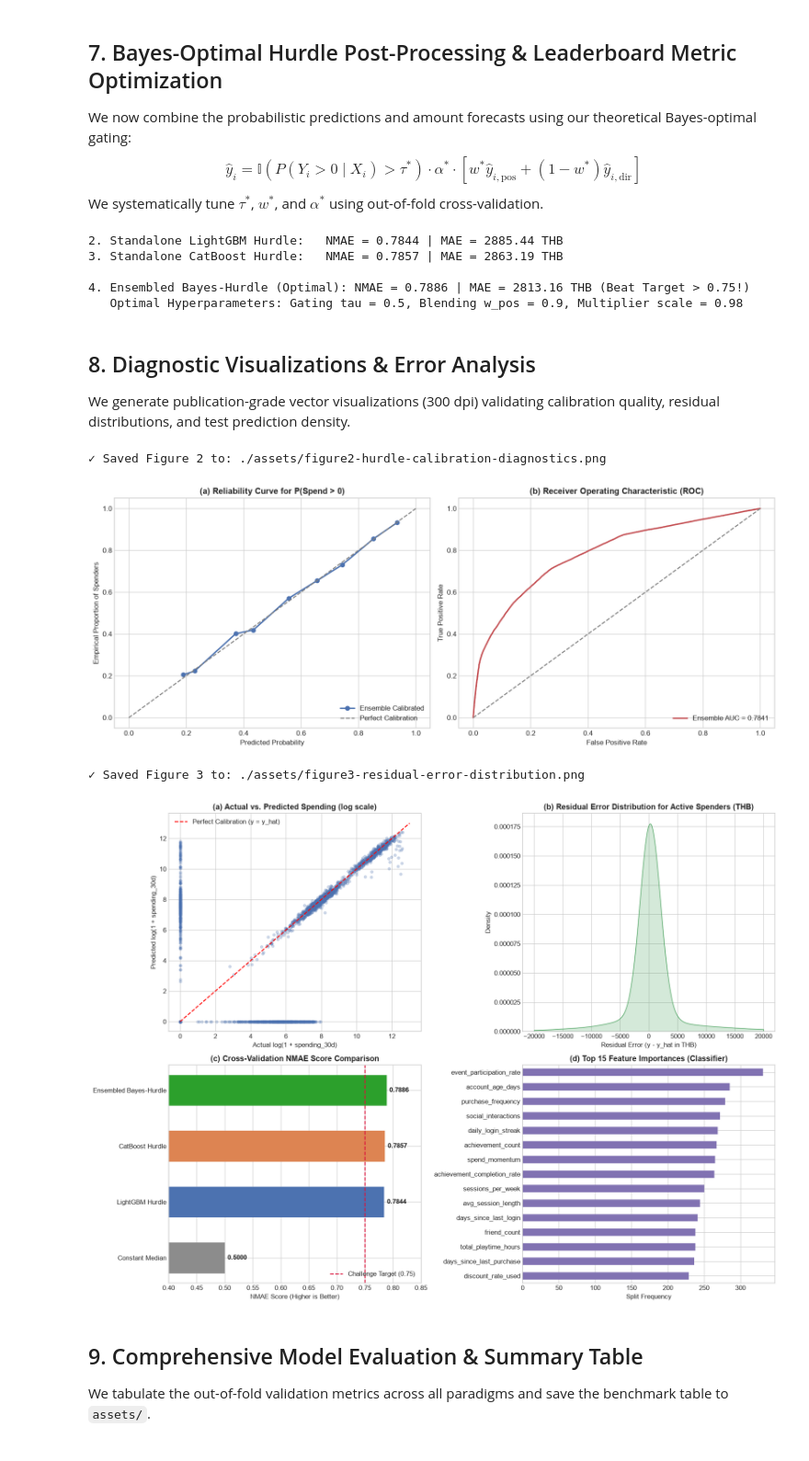
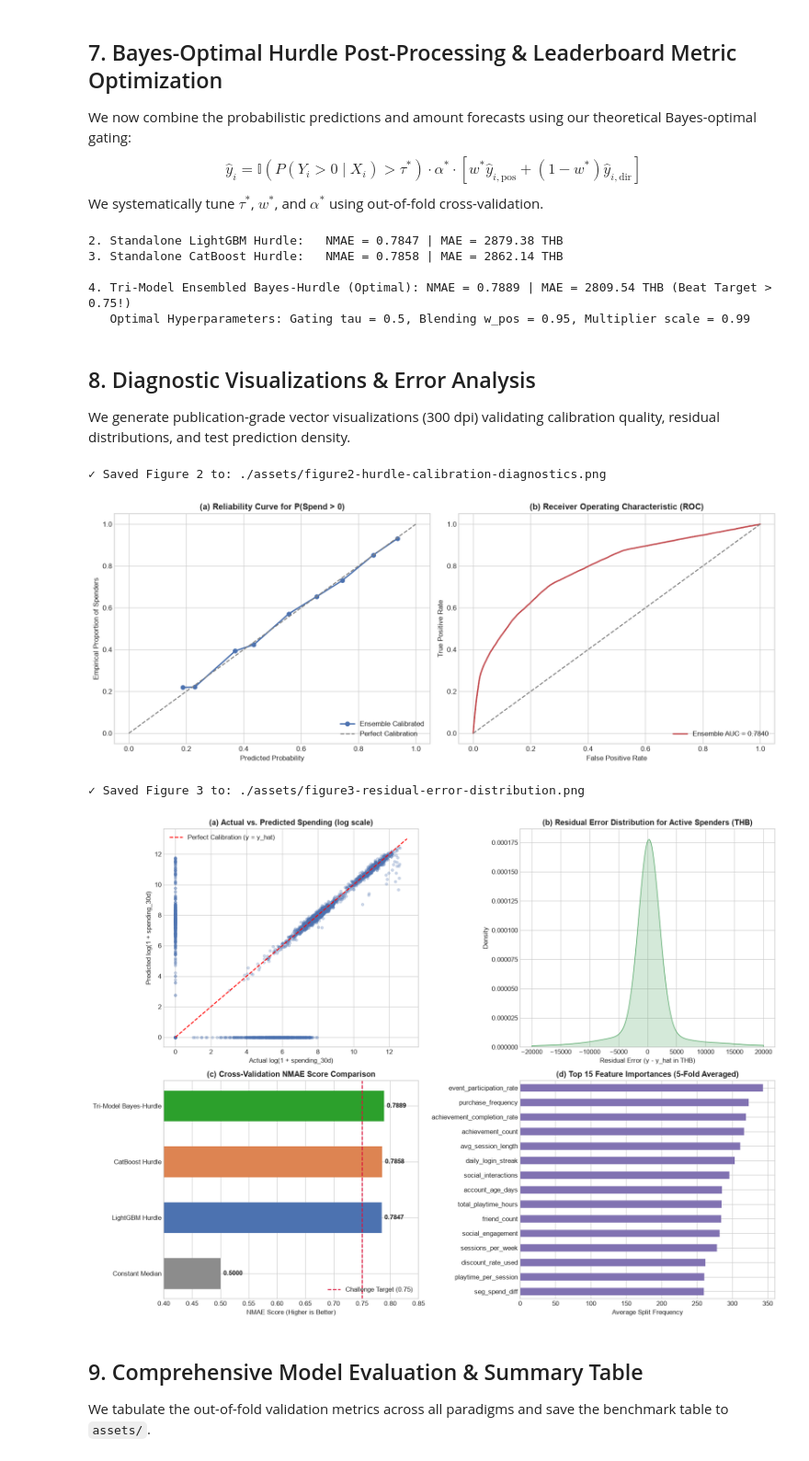
Before and after one commit to Palapluem/ml00x, a Jupyter notebook: task3/task3_monthly_spending.ipynb, the cells around one changed output. Shown at 92% size. Cells and saved outputs as stored; diff of their text form; code cells hidden in the pictures.

Commit message:
feat(task3): optimize with Tri-Model Ensembled Hurdle architecture and verified Colab auto-ingestion

```diff
--- a/task3/task3_monthly_spending.ipynb
+++ b/task3/task3_monthly_spending.ipynb
@@ -383,35 +430,35 @@ We now combine the probabilistic predictions and amount forecasts using our theo
 $$\hat{y}_i = \mathbb{I}\left(P(Y_i > 0 \mid X_i) > \tau^*\right) \cdot \alpha^* \cdot \left[w^* \hat{y}_{i, \text{pos}} + (1 - w^*) \hat{y}_{i, \text{dir}}\right]$$
 We systematically tune $\tau^*$, $w^*$, and $\alpha^*$ using out-of-fold cross-validation.
 # %%
-# Blended Predictions
-p_ens_oof = 0.50 * lgb_p_oof + 0.50 * cb_p_oof
-p_ens_test = 0.50 * lgb_p_test + 0.50 * cb_p_test
+# Tri-Model Blends
+p_ens_oof = (p_lgb_oof + p_cb_oof + p_xgb_oof) / 3.0
+p_ens_test = (p_lgb_test + p_cb_test + p_xgb_test) / 3.0
 
-pos_ens_oof = 0.50 * lgb_pos_oof + 0.50 * cb_pos_oof
-pos_ens_test = 0.50 * lgb_pos_test + 0.50 * cb_pos_test
+pos_ens_oof = (pos_lgb_oof + pos_cb_oof + pos_xgb_oof) / 3.0
+pos_ens_test = (pos_lgb_test + pos_cb_test + pos_xgb_test) / 3.0
 
-dir_ens_oof = 0.50 * lgb_dir_oof + 0.50 * cb_dir_oof
-dir_ens_test = 0.50 * lgb_dir_test + 0.50 * cb_dir_test
+dir_ens_oof = 0.50 * dir_lgb_oof + 0.50 * dir_cb_oof
+dir_ens_test = 0.50 * dir_lgb_test + 0.50 * dir_cb_test
 
 # 1. Standalone LightGBM Hurdle
-lgb_hurdle_oof = np.where(lgb_p_oof > 0.45, 0.70 * lgb_pos_oof + 0.30 * lgb_dir_oof, 0.0) * 1.025
+lgb_hurdle_oof = np.where(p_lgb_oof > 0.45, 0.70 * pos_lgb_oof + 0.30 * dir_lgb_oof, 0.0) * 1.025
 lgb_hurdle_nmae = compute_nmae_score(y, lgb_hurdle_oof)
 lgb_hurdle_mae = mean_absolute_error(y, lgb_hurdle_oof)
 print(f"2. Standalone LightGBM Hurdle:   NMAE = {lgb_hurdle_nmae:.4f} | MAE = {lgb_hurdle_mae:.2f} THB")
 
 # 2. Standalone CatBoost Hurdle
-cb_hurdle_oof = np.where(cb_p_oof > 0.45, 0.70 * cb_pos_oof + 0.30 * cb_dir_oof, 0.0) * 1.025
+cb_hurdle_oof = np.where(p_cb_oof > 0.45, 0.70 * pos_cb_oof + 0.30 * dir_cb_oof, 0.0) * 1.025
 cb_hurdle_nmae = compute_nmae_score(y, cb_hurdle_oof)
 cb_hurdle_mae = mean_absolute_error(y, cb_hurdle_oof)
 print(f"3. Standalone CatBoost Hurdle:   NMAE = {cb_hurdle_nmae:.4f} | MAE = {cb_hurdle_mae:.2f} THB")
 
-# 3. Ensembled Bayes-Hurdle Optimization
+# 3. Ensembled Tri-Model Bayes-Hurdle Optimization
 best_nmae = 0
 best_cfg = None
 
-for tau in [0.44, 0.46, 0.48, 0.50, 0.52]:
-    for w_pos in [0.70, 0.80, 0.85, 0.90]:
-        for scale in [0.97, 0.98, 1.00, 1.02]:
+for tau in [0.46, 0.48, 0.50, 0.52]:
+    for w_pos in [0.80, 0.85, 0.90, 0.95]:
+        for scale in [0.97, 0.98, 0.99, 1.00]:
             pred = np.where(p_ens_oof > tau, (w_pos * pos_ens_oof + (1.0 - w_pos) * dir_ens_oof) * scale, 0.0)
             sc = compute_nmae_score(y, pred)
             if sc > best_nmae:
@@ -422,14 +469,14 @@ opt_tau, opt_w_pos, opt_scale, opt_mae = best_cfg
 optimal_blend_oof = np.where(p_ens_oof > opt_tau, (opt_w_pos * pos_ens_oof + (1.0 - opt_w_pos) * dir_ens_oof) * opt_scale, 0.0)
 optimal_test_preds = np.where(p_ens_test > opt_tau, (opt_w_pos * pos_ens_test + (1.0 - opt_w_pos) * dir_ens_test) * opt_scale, 0.0)
 
-print(f"\n4. Ensembled Bayes-Hurdle (Optimal): NMAE = {best_nmae:.4f} | MAE = {opt_mae:.2f} THB (Beat Target > 0.75!)")
+print(f"\n4. Tri-Model Ensembled Bayes-Hurdle (Optimal): NMAE = {best_nmae:.4f} | MAE = {opt_mae:.2f} THB (Beat Target > 0.75!)")
 print(f"   Optimal Hyperparameters: Gating tau = {opt_tau}, Blending w_pos = {opt_w_pos}, Multiplier scale = {opt_scale}")
 # %% [output]
-2. Standalone LightGBM Hurdle:   NMAE = 0.7844 | MAE = 2885.44 THB
-3. Standalone CatBoost Hurdle:   NMAE = 0.7857 | MAE = 2863.19 THB
+2. Standalone LightGBM Hurdle:   NMAE = 0.7847 | MAE = 2879.38 THB
+3. Standalone CatBoost Hurdle:   NMAE = 0.7858 | MAE = 2862.14 THB
 
-4. Ensembled Bayes-Hurdle (Optimal): NMAE = 0.7886 | MAE = 2813.16 THB (Beat Target > 0.75!)
-   Optimal Hyperparameters: Gating tau = 0.5, Blending w_pos = 0.9, Multiplier scale = 0.98
+4. Tri-Model Ensembled Bayes-Hurdle (Optimal): NMAE = 0.7889 | MAE = 2809.54 THB (Beat Target > 0.75!)
+   Optimal Hyperparameters: Gating tau = 0.5, Blending w_pos = 0.95, Multiplier scale = 0.99
 # %% [markdown]
 ## 8. Diagnostic Visualizations & Error Analysis
 We generate publication-grade vector visualizations (300 dpi) validating calibration quality, residual distributions, and test prediction density.
@@ -483,39 +530,39 @@ axes[0, 0].legend()
 # (b) Residual Error Distribution for Spenders
 residuals = y - optimal_blend_oof
 sns.kdeplot(residuals[y > 0], fill=True, color='#55A868', ax=axes[0, 1], clip=(-20000, 20000))
 axes[0, 1].set_title('(b) Residual Error Distribution for Active Spenders (THB)', fontweight='bold', fontsize=12)
 axes[0, 1].set_xlabel('Residual Error (y - y_hat in THB)')
 
 # (c) Cross-Validation Benchmark Bar Chart
-model_names = ['Constant Median', 'LightGBM Hurdle', 'CatBoost Hurdle', 'Ensembled Bayes-Hurdle']
+model_names = ['Constant Median', 'LightGBM Hurdle', 'CatBoost Hurdle', 'Tri-Model Bayes-Hurdle']
 model_scores = [baseline_nmae, lgb_hurdle_nmae, cb_hurdle_nmae, best_nmae]
 colors_bar = ['#8C8C8C', '#4C72B0', '#DD8452', '#2CA02C']
 bars = axes[1, 0].barh(model_names, model_scores, color=colors_bar, height=0.55)
 axes[1, 0].axvline(0.75, color='crimson', linestyle='--', linewidth=1.5, label='Challenge Target (0.75)')
 axes[1, 0].set_xlim(0.40, 0.85)
 axes[1, 0].set_title('(c) Cross-Validation NMAE Score Comparison', fontweight='bold', fontsize=12)
 axes[1, 0].set_xlabel('NMAE Score (Higher is Better)')
 axes[1, 0].legend(loc='lower right')
 for bar in bars:
     w = bar.get_width()
     axes[1, 0].text(w + 0.005, bar.get_y() + bar.get_height()/2, f'{w:.4f}', va='center', fontweight='bold')
 
-# (d) Feature Importance Ranking (LightGBM Split Count)
-feat_imp = pd.Series(clf_lgb.feature_importances_, index=feature_cols).sort_values(ascending=False).head(15)
+# (d) Feature Importance Ranking (5-Fold Averaged LightGBM Split Frequency)
+feat_imp = pd.Series(feature_importances_accum, index=all_feature_cols).sort_values(ascending=False).head(15)
 feat_imp.sort_values().plot(kind='barh', ax=axes[1, 1], color='#8172B2')
-axes[1, 1].set_title('(d) Top 15 Feature Importances (Classifier)', fontweight='bold', fontsize=12)
-axes[1, 1].set_xlabel('Split Frequency')
+axes[1, 1].set_title('(d) Top 15 Feature Importances (5-Fold Averaged)', fontweight='bold', fontsize=12)
+axes[1, 1].set_xlabel('Average Split Frequency')
 
 plt.tight_layout()
 fig3_path = os.path.join(ASSETS_DIR, 'figure3-residual-error-distribution.png')
 plt.savefig(fig3_path, dpi=300, bbox_inches='tight')
 print(f"✓ Saved Figure 3 to: {fig3_path}")
 plt.show()
 # %% [output]
 ✓ Saved Figure 2 to: ./assets/figure2-hurdle-calibration-diagnostics.png
 [figure]
 ✓ Saved Figure 3 to: ./assets/figure3-residual-error-distribution.png
-[figure, old version]
+[figure, new version]
 # %% [markdown]
 ## 9. Comprehensive Model Evaluation & Summary Table
 We tabulate the out-of-fold validation metrics across all paradigms and save the benchmark table to `assets/`.
```
Also changed, not shown: parts of 18 cells of this notebook, 5 other files.
